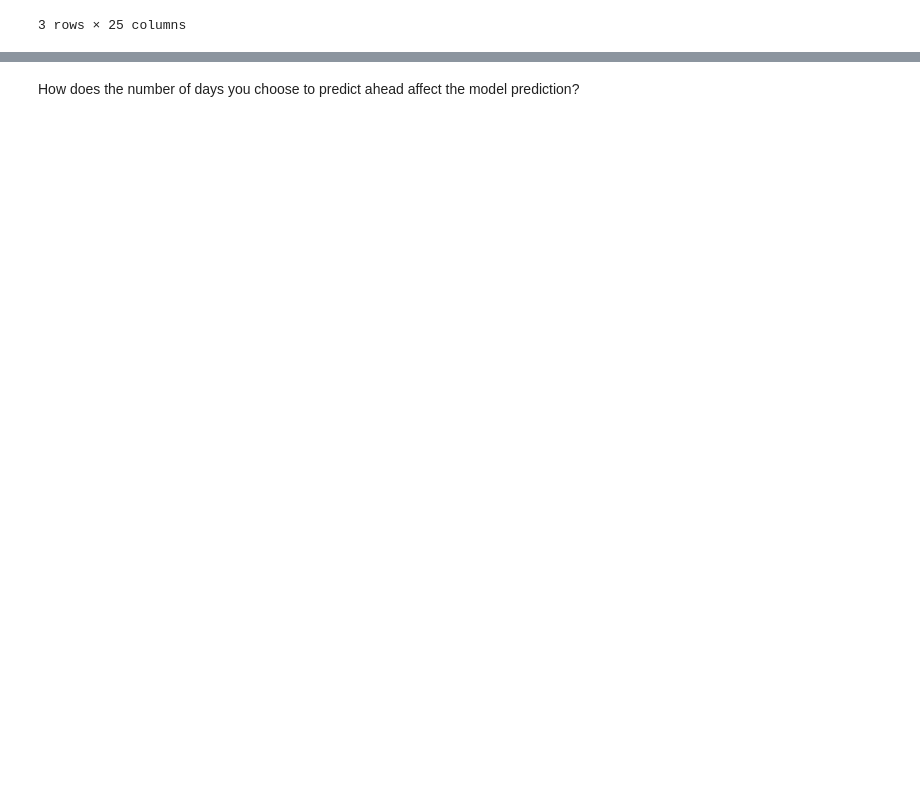
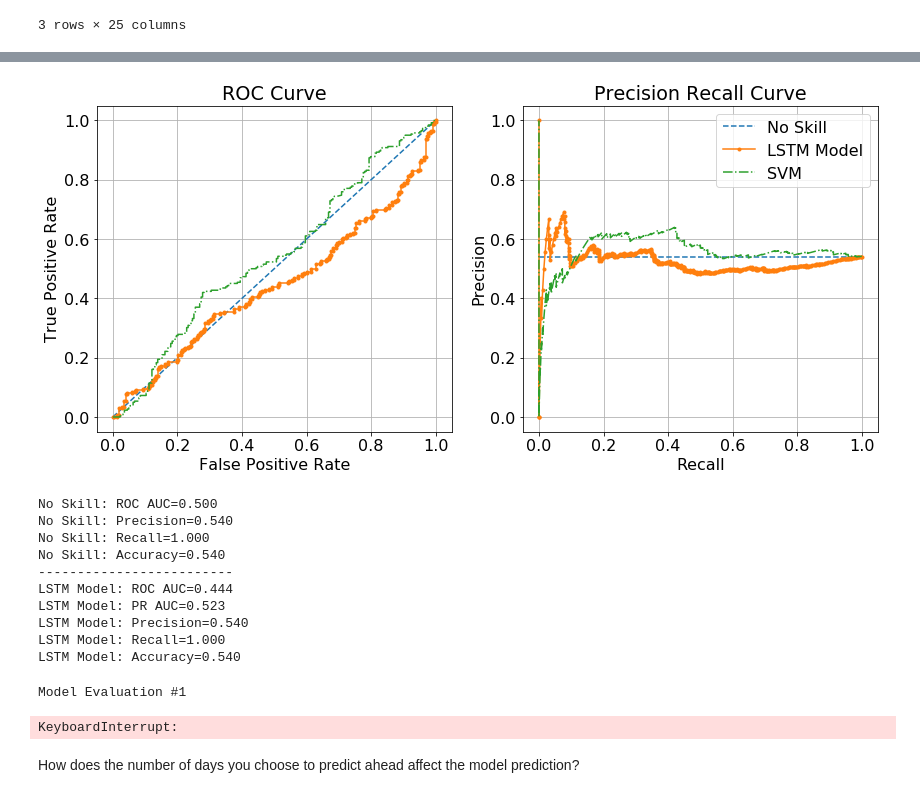
Before and after one commit to machar94/stockprediction, a Jupyter notebook: djia_analysis.ipynb, the cells around one changed output, grey strips where cells are left out. Saved outputs shown, nothing was run; the diff lists cells and outputs as text; code cells hidden in the pictures; blank space fills up the shorter version.

```diff
--- a/djia_analysis.ipynb
+++ b/djia_analysis.ipynb
@@ -105,9 +105,9 @@ df_news.head(3)
 # %%
 batch_size = 14
 seq_length = 10
-predict_ahead = 7
+predict_ahead = 2
 
-USE_HEADLINES = True
+USE_HEADLINES = False
 
 technical_indicators = [
     sma,  # Simple Moving Average
@@ -118,9 +118,9 @@ technical_indicators = [
     stoch,  # Stochastic %K and %D
     willr,  # Larry Williams %R
     adosc,  # Accumulation / Distribution Oscillator
-    arima_sma,  # ARIMA on a SMA
-    arima_wma,  # ARIMA on a WMA
-    arima_ema,  # ARIMA on an EMA
+#     arima_sma,  # ARIMA on a SMA
+#     arima_wma,  # ARIMA on a WMA
+#     arima_ema,  # ARIMA on an EMA
 ]
 
 prices = df_prices.filter(['High', 'Low', 'Volume', 'Adj Close'], axis=1)
@@ -145,7 +145,7 @@ if USE_HEADLINES:
     headlines = df_news.filter(
         ['Date', 'Top1', 'Top2', 'Top3', 'Top4', 'Top5'], axis=1)
 else:
-    headlines = df_news
+    headlines = None
 
 features, labels = cleanData(prices, signals, predict=predict_ahead,
                                 headlines=headlines, name='djia',
@@ -179,9 +179,10 @@ data_sets = {
     'train': Dataset(X_train, y_train),
     'val': Dataset(X_test, y_test)
 }
+
 dataloaders = {
-    x: DataLoader(data_sets[x], batch_size=batch_size, shuffle=True)
-    for x in ['train', 'val']
+    'train': DataLoader(data_sets['train'], batch_size=batch_size, shuffle=True),
+    'val': DataLoader(data_sets['val'], batch_size=1, shuffle=False)
 }
 dataset_sizes = {x: len(data_sets[x]) for x in ['train', 'val']}
 
@@ -201,7 +199,6 @@ Average Baseline Accuracy: 54.43%
 # %%
-model = Forecaster(n_features=n_features, n_hidden=32, n_layers=2,
-                   dropout=0.7)
-
+# model = Forecaster(n_features=n_features, n_hidden=32, n_layers=2, dropout=0.5)
+model = Forecaster(n_features=n_features, n_hidden=8, n_layers=1)
 solver = Solver(model, num_epochs=10, verbose=True, plot=True)
 model = solver.train(dataloaders, dataset_sizes)
 # %% [output]
@@ -218,11 +226,8 @@ KeyboardInterrupt:
 
 COMPARE_W_SVM = True
 if COMPARE_W_SVM:
-    svm_pred = np.load('data/svm_prob_indicators_only.npy')[3:]
-    # svm_pred = np.load('data/svm_prob_no_headlines.npy')[3:]
-    # svm_pred = np.load('data/svm_prob_all.npy')[3:]
-
-    assert y_test.flatten().shape == svm_pred.shape
+    svm_pred = np.load('data/svm_prob_indicators_only.npy')[3:,0]
+    assert y_test.flatten().shape[0] == svm_pred.shape[0]
 
 # Model and no skill guess (always trending up)
 y_test, y_pred = solver.eval(model, dataloaders['val'])
@@ -262,35 +267,48 @@ plt.xlabel('Recall')
 plt.ylabel('Precision')
 plt.legend()
 plt.grid()
+plt.savefig('imgs/ml_models_comparison.png')
 plt.show()
 
 # Calculate scores
 ns_roc_auc = roc_auc_score(y_test, ns_pred)
 ml_roc_auc = roc_auc_score(y_test, y_pred)
 ml_pr_auc = auc(ml_recall, ml_precision)
 
 ml_classifications = classify(y_pred, threshold=0.5)
 ns_classifications = classify(ns_pred, threshold=0.5)
 
 ns_accuracy = accuracy_score(y_test, ns_classifications)
 ns_precision = precision_score(y_test, ns_classifications)
 ns_recall = recall_score(y_test, ns_classifications)
 
 ml_accuracy = accuracy_score(y_test, ml_classifications)
 ml_precision = precision_score(y_test, ml_classifications)
 ml_recall = recall_score(y_test, ml_classifications)
 
 # summarize scores
 print('No Skill: ROC AUC=%.3f' % (ns_roc_auc))
 print('No Skill: Precision=%.3f' % ns_precision)
 print('No Skill: Recall=%.3f' % ns_recall)
 print('No Skill: Accuracy=%.3f' % ns_accuracy)
 print('-------------------------')
 print('LSTM Model: ROC AUC=%.3f' % (ml_roc_auc))
 print('LSTM Model: PR AUC=%.3f' % (ml_pr_auc))
 print('LSTM Model: Precision=%.3f' % ml_precision)
 print('LSTM Model: Recall=%.3f' % ml_recall)
 print('LSTM Model: Accuracy=%.3f' % ml_accuracy)
+# %% [output]
+[figure, added]
+No Skill: ROC AUC=0.500
+No Skill: Precision=0.540
+No Skill: Recall=1.000
+No Skill: Accuracy=0.540
+-------------------------
+LSTM Model: ROC AUC=0.444
+LSTM Model: PR AUC=0.523
+LSTM Model: Precision=0.540
+LSTM Model: Recall=1.000
+LSTM Model: Accuracy=0.540
 # %%
 modelparams = {}
 modelparams['n_features'] = features.shape[1]
@@ -310,6 +328,9 @@ accuracy, precision, recall = results
 print('LSTM Model: Accuracy=%.3f' % accuracy)
 print('LSTM Model: Precision=%.3f' % precision)
 print('LSTM Model: Recall=%.3f' % recall)
+# %% [output]
+Model Evaluation #1
+KeyboardInterrupt:
 # %% [markdown]
 How does the number of days you choose to predict ahead affect the model prediction?
 # %%
```
Also changed, not shown: parts of 8 cells of this notebook, 5 other files.
